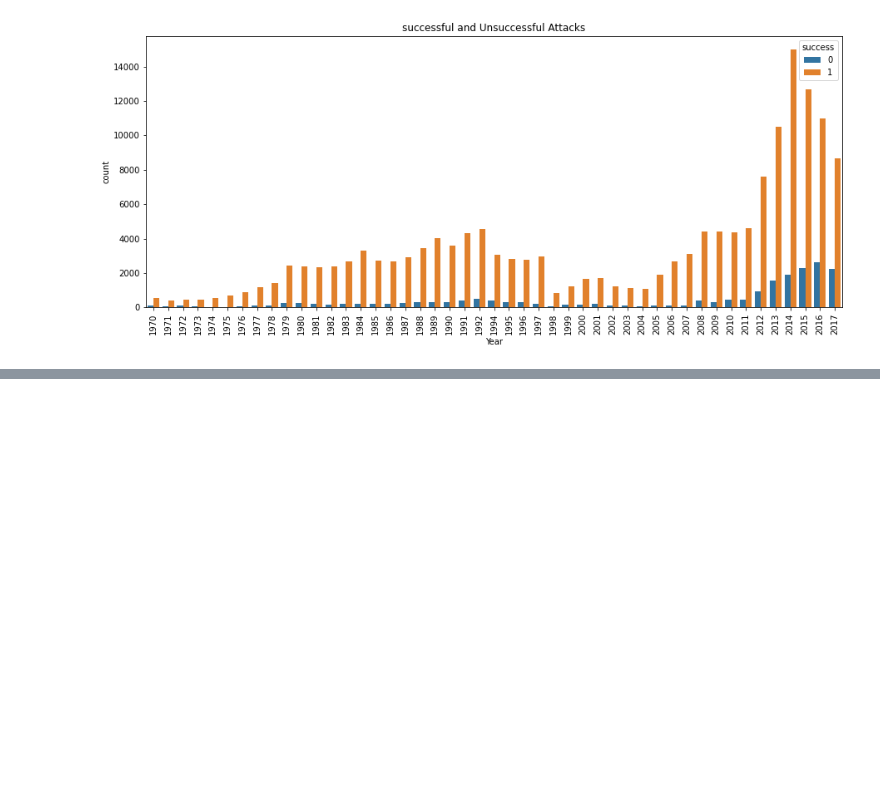
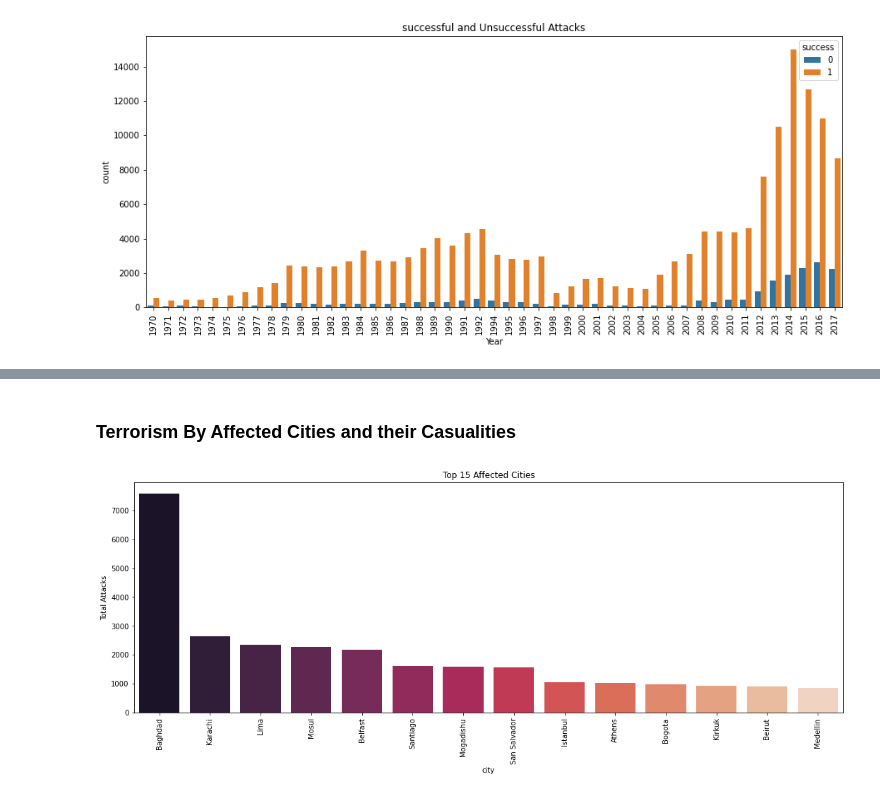
Before and after one commit to Akshitbagri/TSF-GRIP-Data-Science-Business-Analytics, a Jupyter notebook: Exploratory Data Analysis - Terrorism/Analysis.ipynb, the cells around one changed output, grey strips where cells are left out. Cells and saved outputs as stored; diff of their text form; code cells hidden in the pictures; blank space fills up the shorter version.

Commit message:
City analysis

```diff
--- a/Exploratory Data Analysis - Terrorism/Analysis.ipynb
+++ b/Exploratory Data Analysis - Terrorism/Analysis.ipynb
@@ -130,0 +144,12 @@ plt.show()
+# %% [markdown]
+### Terrorism By Affected Cities and their Casualities
+# %%
+plt.subplots(figsize=(18,6))
+city_attacks = terror.city.value_counts()[:15].drop('Unknown').reset_index()
+city_attacks.columns = ['city', 'Total Attacks']
+sns.barplot(x=city_attacks.city, y=city_attacks['Total Attacks'], palette= 'rocket')
+plt.xticks(rotation=90)
+plt.title('Top 15 Affected Cities')
+plt.show()
+# %% [output]
+[figure, added]
```
Also changed, not shown: parts of 4 cells of this notebook.
